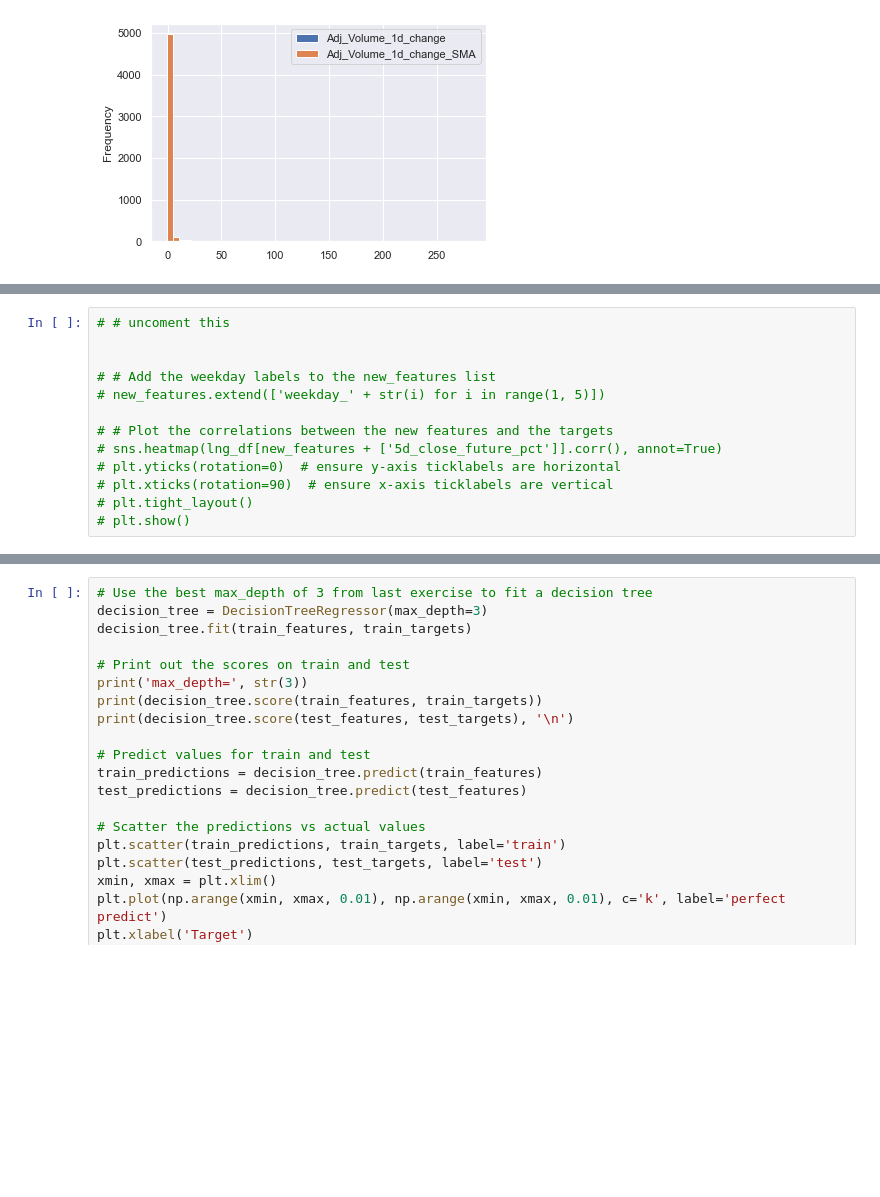
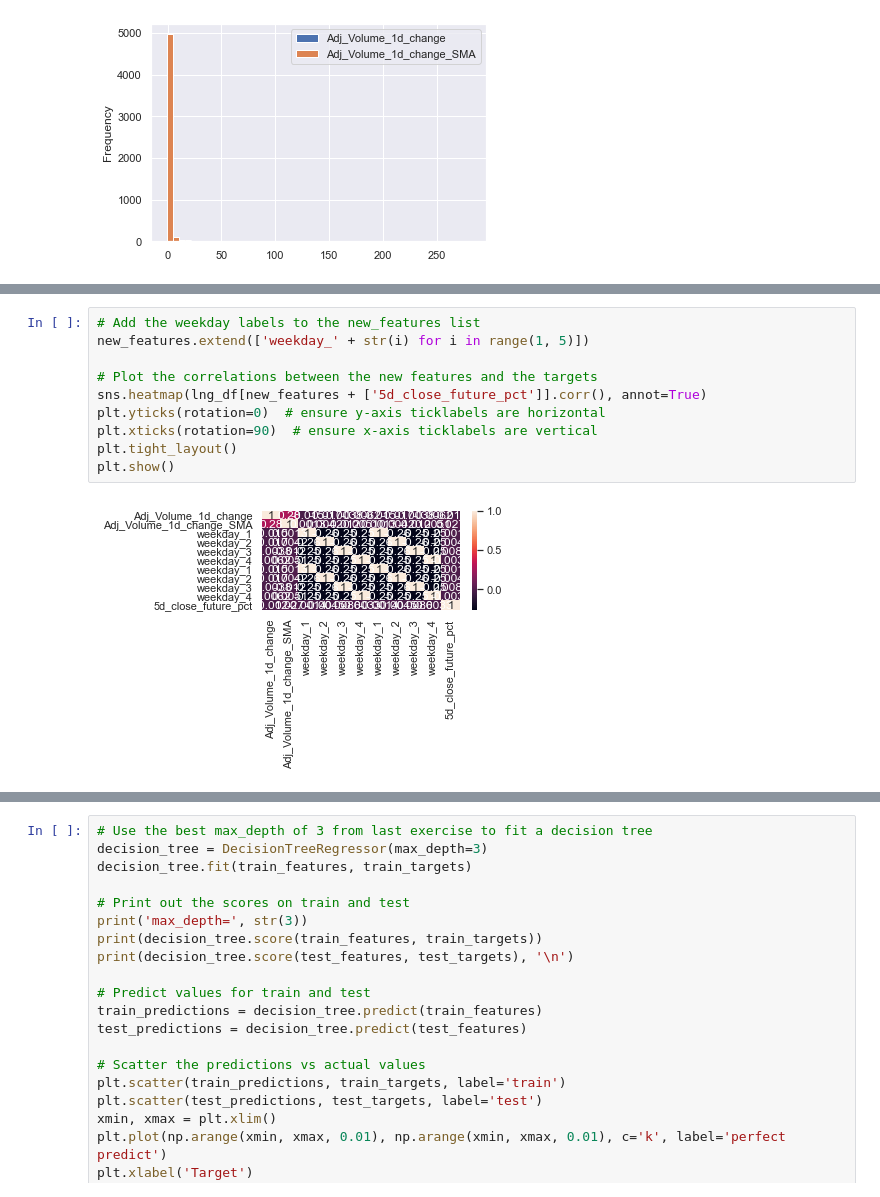
Before and after one commit to thinksomid/ML4FinMPT, a Jupyter notebook: test.ipynb, the cells around one changed output, grey strips where cells are left out. Saved outputs shown, nothing was run; the diff lists cells and outputs as text; blank space fills up the shorter version.

```diff
--- a/test.ipynb
+++ b/test.ipynb
@@ -499,16 +507,15 @@ Example:
 # %%
-# # uncoment this
+# Add the weekday labels to the new_features list
+new_features.extend(['weekday_' + str(i) for i in range(1, 5)])
 
-
-# # Add the weekday labels to the new_features list
-# new_features.extend(['weekday_' + str(i) for i in range(1, 5)])
-
-# # Plot the correlations between the new features and the targets
-# sns.heatmap(lng_df[new_features + ['5d_close_future_pct']].corr(), annot=True)
-# plt.yticks(rotation=0)  # ensure y-axis ticklabels are horizontal
-# plt.xticks(rotation=90)  # ensure x-axis ticklabels are vertical
-# plt.tight_layout()
-# plt.show()
+# Plot the correlations between the new features and the targets
+sns.heatmap(lng_df[new_features + ['5d_close_future_pct']].corr(), annot=True)
+plt.yticks(rotation=0)  # ensure y-axis ticklabels are horizontal
+plt.xticks(rotation=90)  # ensure x-axis ticklabels are vertical
+plt.tight_layout()
+plt.show()
+# %% [output]
+[figure, added]
 # %%
 from sklearn.tree import DecisionTreeRegressor
 
```
Also changed, not shown: parts of 17 cells of this notebook.
